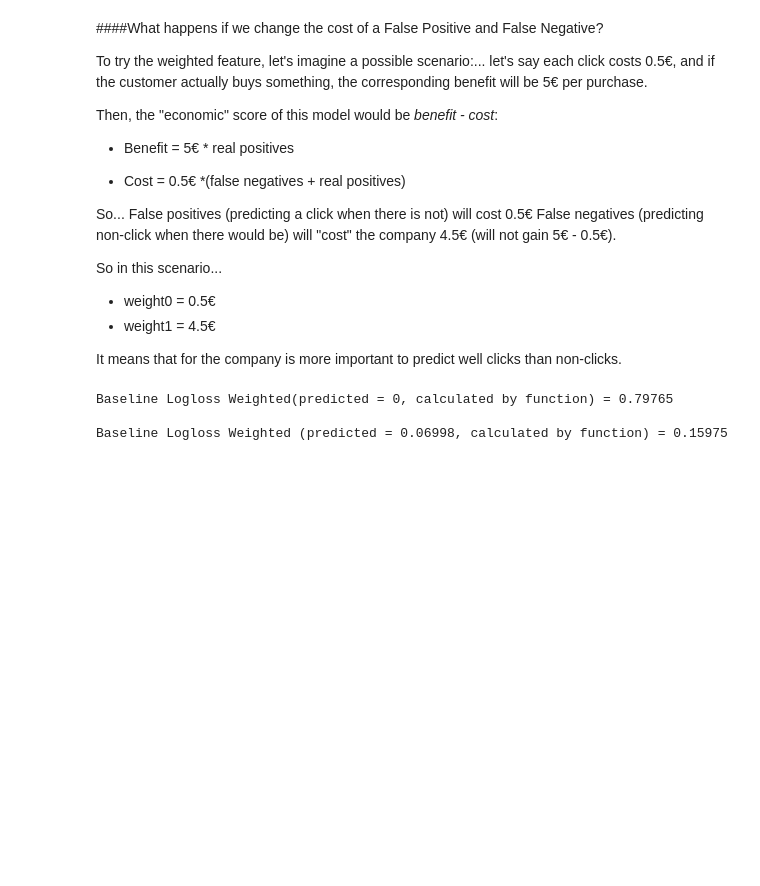
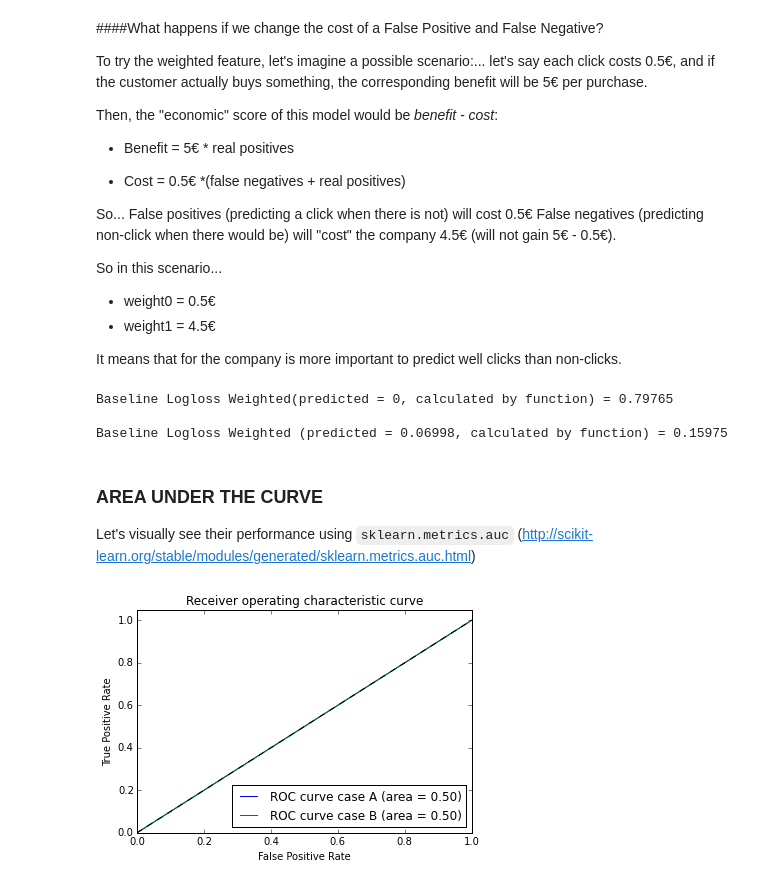
Before and after one commit to DataScientistsUB/CTR_predictor, a Jupyter notebook: notebooks/evaluation and baseline model.ipynb, the cells around one changed output. Cells and saved outputs as stored; diff of their text form; code cells hidden in the pictures; blank space fills up the shorter version.

Commit message:
Included AUC-ROC & AUC-PRC
Included AUC-ROC & AUC-PRC curves to compare model performance

```diff
--- a/notebooks/evaluation and baseline model.ipynb
+++ b/notebooks/evaluation and baseline model.ipynb
@@ -449,3 +451,37 @@ print 'Baseline Logloss Weighted (predicted = 0.06998, calculated by function) =
 Baseline Logloss Weighted(predicted = 0, calculated by function) = 0.79765
 
 Baseline Logloss Weighted (predicted = 0.06998, calculated by function) = 0.15975
+# %% [markdown]
+### AREA UNDER THE CURVE
+
+Let's visually see their performance using `sklearn.metrics.auc` (http://scikit-learn.org/stable/modules/generated/sklearn.metrics.auc.html)
+# %%
+
+y_pred1array = np.array(y_pred1)
+y_pred2array = np.array(y_pred2)
+y_truearray = np.array(y_true)
+
+#AUC score
+#a) predicted = 0
+fpr1, tpr1, _ = roc_curve(y_truearray, y_pred1array)
+roc_auc1 = auc(fpr1, tpr1)
+
+#b) predicted = 0.06998
+fpr2, tpr2, _ = roc_curve(y_truearray, y_pred2array)
+roc_auc2 = auc(fpr2, tpr2)
+
+
+# Plot ROC curve
+plt.figure()
+plt.plot(fpr1, tpr1, label='ROC curve case A (area = %0.2f)' % roc_auc1)
+plt.plot(fpr1, tpr1, label='ROC curve case B (area = %0.2f)' % roc_auc2)
+plt.plot([0, 1], [0, 1], 'k--')
+plt.xlim([0.0, 1.0])
+plt.ylim([0.0, 1.05])
+plt.xlabel('False Positive Rate')
+plt.ylabel('True Positive Rate')
+plt.title('Receiver operating characteristic curve')
+plt.legend(loc="lower right")
+plt.show()
+# %% [output]
+[figure, added]
```
Also changed, not shown: parts of 4 cells of this notebook.
